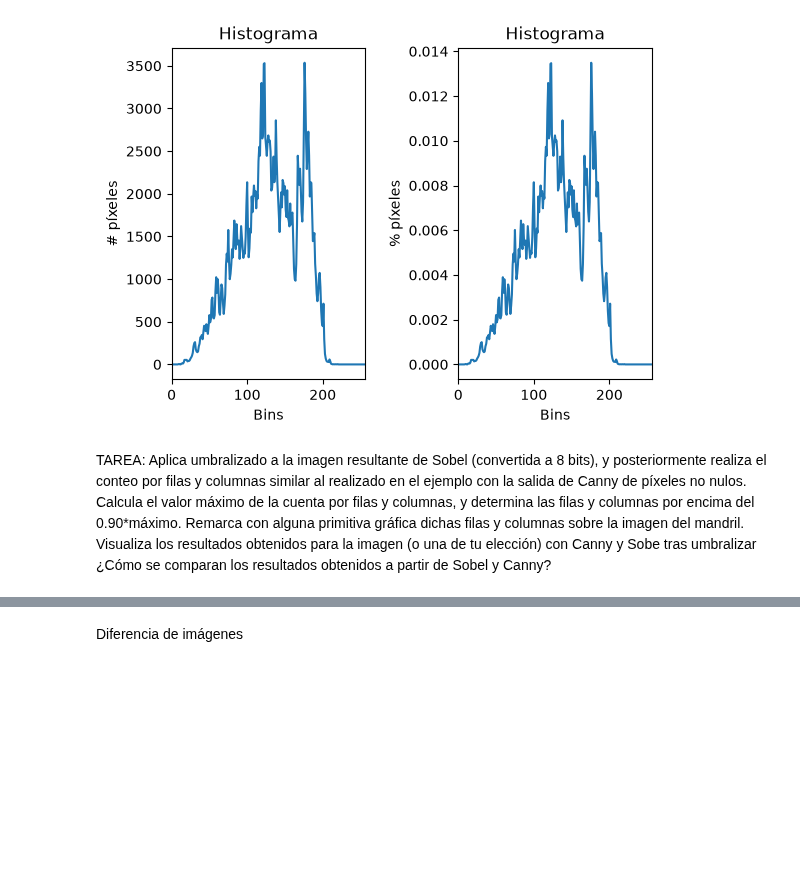
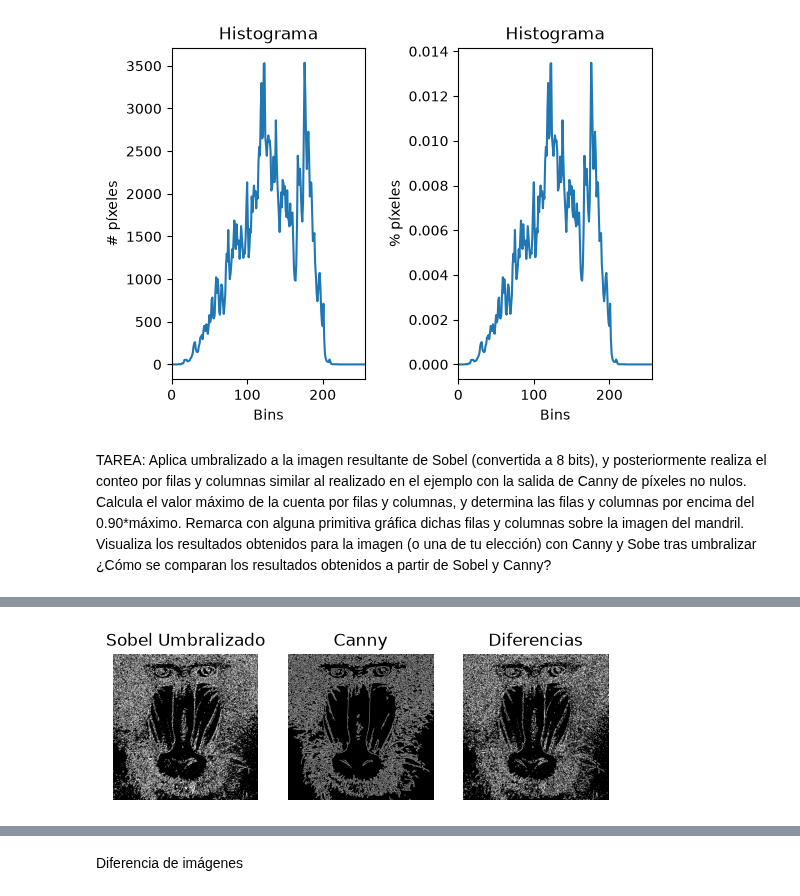
Before and after one commit to albaquiintanaa/VC_PRACTICAS, a Jupyter notebook: VC_P2.ipynb, the cells around one changed output, grey strips where cells are left out. Saved outputs shown, nothing was run; the diff lists cells and outputs as text; code cells hidden in the pictures; blank space fills up the shorter version.

```diff
--- a/VC_P2.ipynb
+++ b/VC_P2.ipynb
@@ -367,3 +373,86 @@ plt.xlim([0, 256])
 [figure]
 # %% [markdown]
 TAREA: Aplica umbralizado a la imagen resultante de Sobel (convertida a 8 bits), y posteriormente realiza el conteo por filas y columnas similar al realizado en el ejemplo con la salida de Canny de píxeles no nulos. Calcula el valor máximo de la cuenta por filas y columnas, y determina las filas y columnas por encima del 0.90*máximo. Remarca con alguna primitiva gráfica dichas filas y columnas sobre la imagen del mandril. Visualiza los resultados obtenidos para la imagen (o una de tu elección) con Canny y Sobe tras umbralizar ¿Cómo se comparan los resultados obtenidos a partir de Sobel y Canny?
+# %%
+import cv2
+import numpy as np
+import matplotlib.pyplot as plt
+from PIL import Image, ImageDraw, ImageFont
+
+
+img = cv2.imread('mandril.jpg')
+img_rgb = cv2.cvtColor(img, cv2.COLOR_BGR2RGB)
+
+gris = cv2.cvtColor(img, cv2.COLOR_BGR2GRAY)
+
+
+canny = cv2.Canny(gris, 100, 255)
+#ggris = cv2.GaussianBlur(gris, (3, 3), 0)
+
+sobelx = cv2.Sobel(gris, cv2.CV_64F, 1, 0)
+sobely = cv2.Sobel(gris, cv2.CV_64F, 0, 1)
+sobel = cv2.add(sobelx, sobely)
+#sobel8 = cv2.convertScaleAbs(sobel)
+sobel8 = np.uint8(np.abs(sobel))
+
+
+_, imagenUmbralizada = cv2.threshold(sobel8, 100, 255, cv2.THRESH_BINARY)
+
+row_counts = cv2.reduce(imagenUmbralizada, 1, cv2.REDUCE_SUM, dtype=cv2.CV_32SC1)
+
+rows = row_counts / (255 * imagenUmbralizada.shape[1])
+fila_max = np.argmax(rows)
+
+
+print("Fila máxima:",fila_max)
+
+filas_90=[]
+for i in range(0,len(rows)):
+    if (rows[i] > rows[fila_max] * 0.90) & (i != fila_max):
+        filas_90.append(i)
+
+print("Filas al 90% del máximo", filas_90)
+
+col_counts = cv2.reduce(imagenUmbralizada, 0, cv2.REDUCE_SUM, dtype=cv2.CV_32SC1)
+
+cols = col_counts[0] / (255 * imagenUmbralizada.shape[0])
+cols_max = np.argmax(cols)
+print("Columna máxima: ", cols_max)
+
+cols_90=[]
+
+for i in range(0,len(cols)):
+    if (cols[i] > cols[cols_max] * 0.90) & (i != cols_max):
+        cols_90.append(i)
+
+print("Columnas al 90% del máximo:", cols_90)
+
+plt.figure()
+plt.subplot(1, 3, 1)
+plt.axis("off")
+plt.title('Sobel Umbralizado')
+plt.imshow(imagenUmbralizada, cmap='gray')
+
+plt.subplot(1, 3, 2)
+plt.axis("off")
+plt.title('Canny')
+plt.imshow(canny, cmap='gray')
+
+plt.subplot(1, 3, 3)
+plt.axis("off")
+plt.title('Diferencias')
+plt.imshow(cv2.absdiff(imagenUmbralizada,canny), cmap='gray')
+
+plt.figure()
+plt.axis("off")
+plt.imshow(imagenUmbralizada, cmap='gray')
+plt.figure()
+plt.axis("off")
+plt.imshow(canny, cmap='gray')
+
+plt.figure()
+plt.axis("off")
+plt.imshow(cv2.absdiff(imagenUmbralizada,canny), cmap='gray')
+
+plt.show()
+# %% [output]
@@ -369,0 +463 @@ TAREA: Aplica umbralizado a la imagen resultante de Sobel (convertida a 8 bits),
+[figure, added]
```
Also changed, not shown: parts of 4 cells of this notebook.
